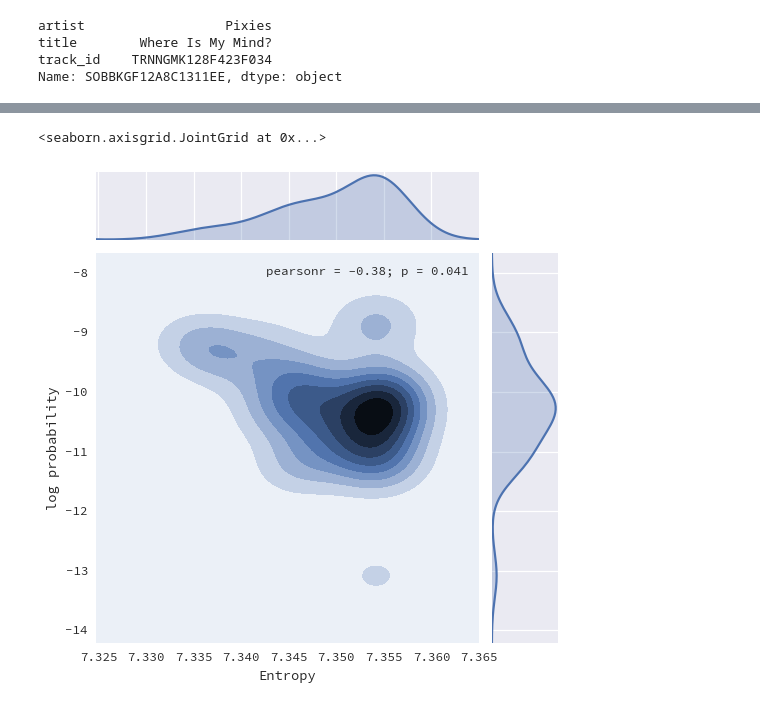
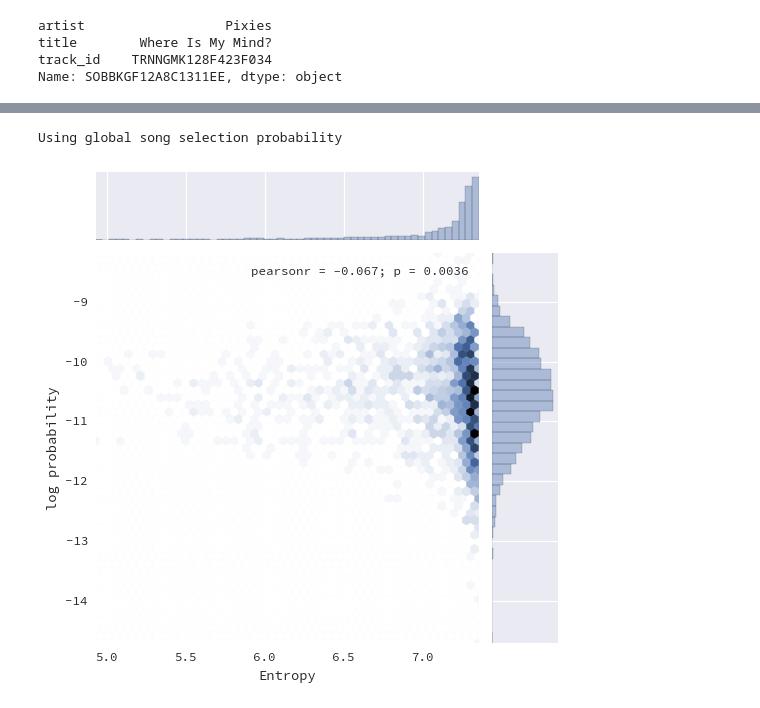
Before and after one commit to bmcfee/playlist_recommender, a Jupyter notebook: code/notebooks/07 - Usage statistics.ipynb, the cells around one changed output, grey strips where cells are left out. Drawn from its saved outputs; the diff is of its cells as text; code cells hidden in the pictures.

Commit message:
finalizing the usage stats analyzer

```diff
--- a/code/notebooks/07 - Usage statistics.ipynb
+++ b/code/notebooks/07 - Usage statistics.ipynb
@@ -194,5 +215,5 @@ song_prob = p_song(playlists, H_frame.index)
 # %%
-spe = song_given_edge(song_prob, H_frame)
+spe_t = song_given_edge(song_prob, H_frame_T)
 # %%
 song_prob.describe()
 # %% [output]
@@ -213,4 +234,4 @@ title        Where Is My Mind?
 track_id    TRNNGMK128F423F034
 Name: SOBBKGF12A8C1311EE, dtype: object
 # %%
-p_egu = p_edge_given_user(H_frame, playlists)
+p_egu = p_edge_given_user(H_frame_T, playlists_test)
@@ -238,2 +252,2 @@ p_egu
 # %%
-P = p_song_given_user(playlists, spe, p_egu)
+P = p_song_given_user(playlists_test, spe_t, p_egu)
@@ -240,2 +256,2 @@ P = p_song_given_user(playlists, spe, p_egu)
 # %%
-S_ent = p_egu.drop('[UNIFORM]', axis=1).apply(scipy.stats.entropy, axis=1).to_frame(name='Entropy')
+edge_diversity = p_egu.drop('[UNIFORM]', axis=1).apply(scipy.stats.entropy, axis=1).to_frame(name='Entropy')
@@ -302,7 +314,9 @@ P.loc[p_egu.index]['log probability'].to_frame().sort(columns='log probability')
 # %%
-seaborn.jointplot(S_ent['Entropy'],
+print 'Using global song selection probability'
+seaborn.jointplot(edge_diversity['Entropy'],
                   P.loc[p_egu.index]['log probability'],
-                  kind='kde')
+                  kind='hex')
+pass
 # %% [output]
-<seaborn.axisgrid.JointGrid at 0x...>
+Using global song selection probability
-[figure, old version]
+[figure, new version]
```
Also changed, not shown: parts of 21 cells of this notebook.
